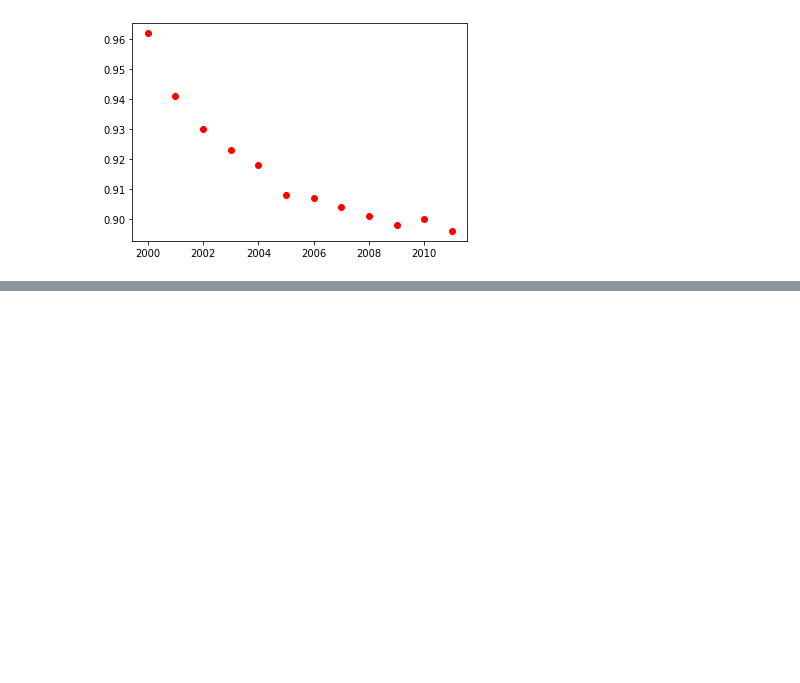
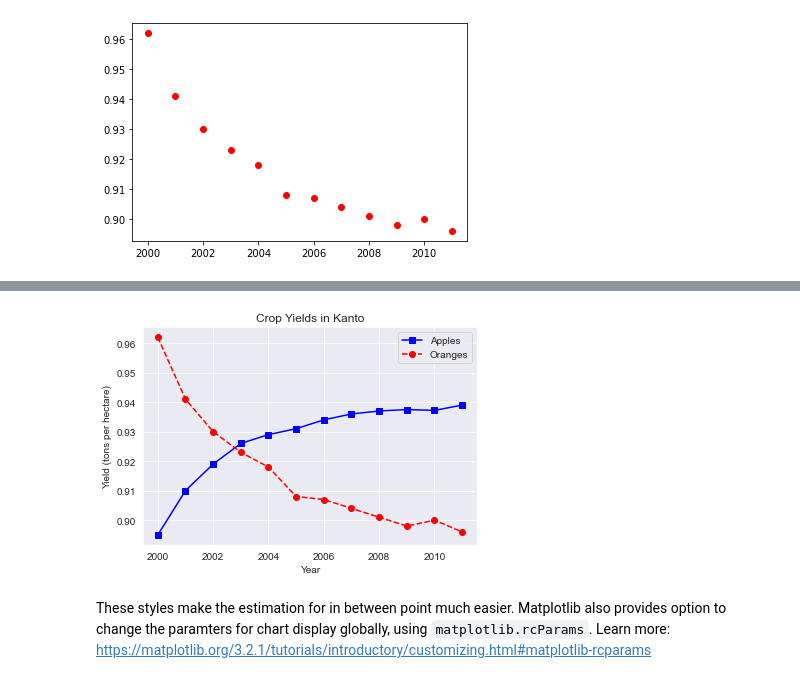
Before and after one commit to code-lucidal58/python_for_data_analysis, a Jupyter notebook: zero_to_pandas/lecture-5-matplotlib-data-visualization.ipynb, the cells around one changed output, grey strips where cells are left out. Cells and saved outputs as stored; diff of their text form; code cells hidden in the pictures; blank space fills up the shorter version.

```diff
--- a/zero_to_pandas/lecture-5-matplotlib-data-visualization.ipynb
+++ b/zero_to_pandas/lecture-5-matplotlib-data-visualization.ipynb
@@ -144,0 +168,8 @@ plt.plot(years, oranges, 'or');
+# %%
+# Example 2
+sns.set_style('darkgrid')
+fruits_plot()
+# %% [output]
+[figure, added]
+# %% [markdown]
+These styles make the estimation for in between point much easier. Matplotlib also provides option to change the paramters for chart display globally, using `matplotlib.rcParams`. Learn more: https://matplotlib.org/3.2.1/tutorials/introductory/customizing.html#matplotlib-rcparams
```
Also changed, not shown: parts of 10 cells of this notebook.
